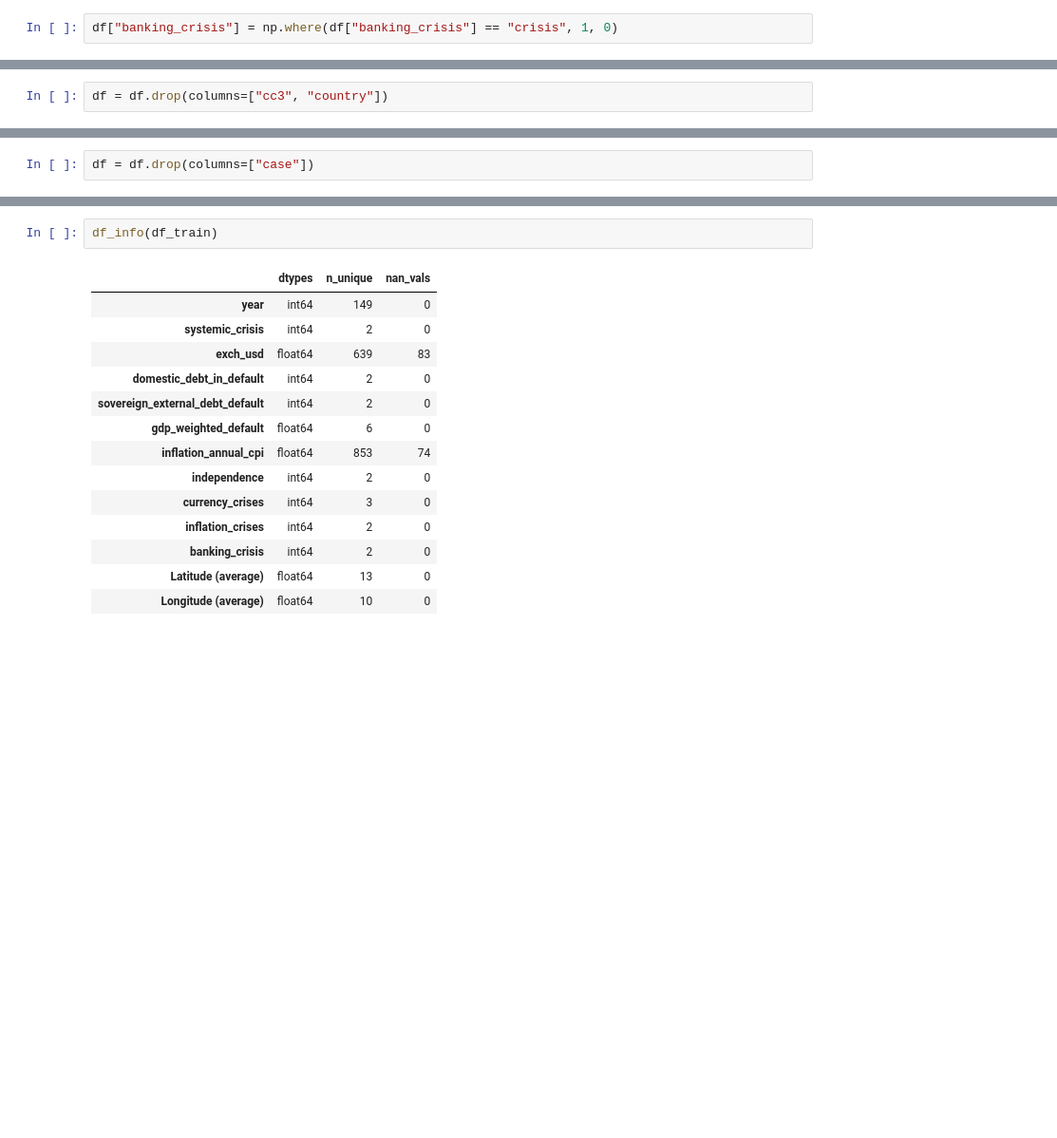
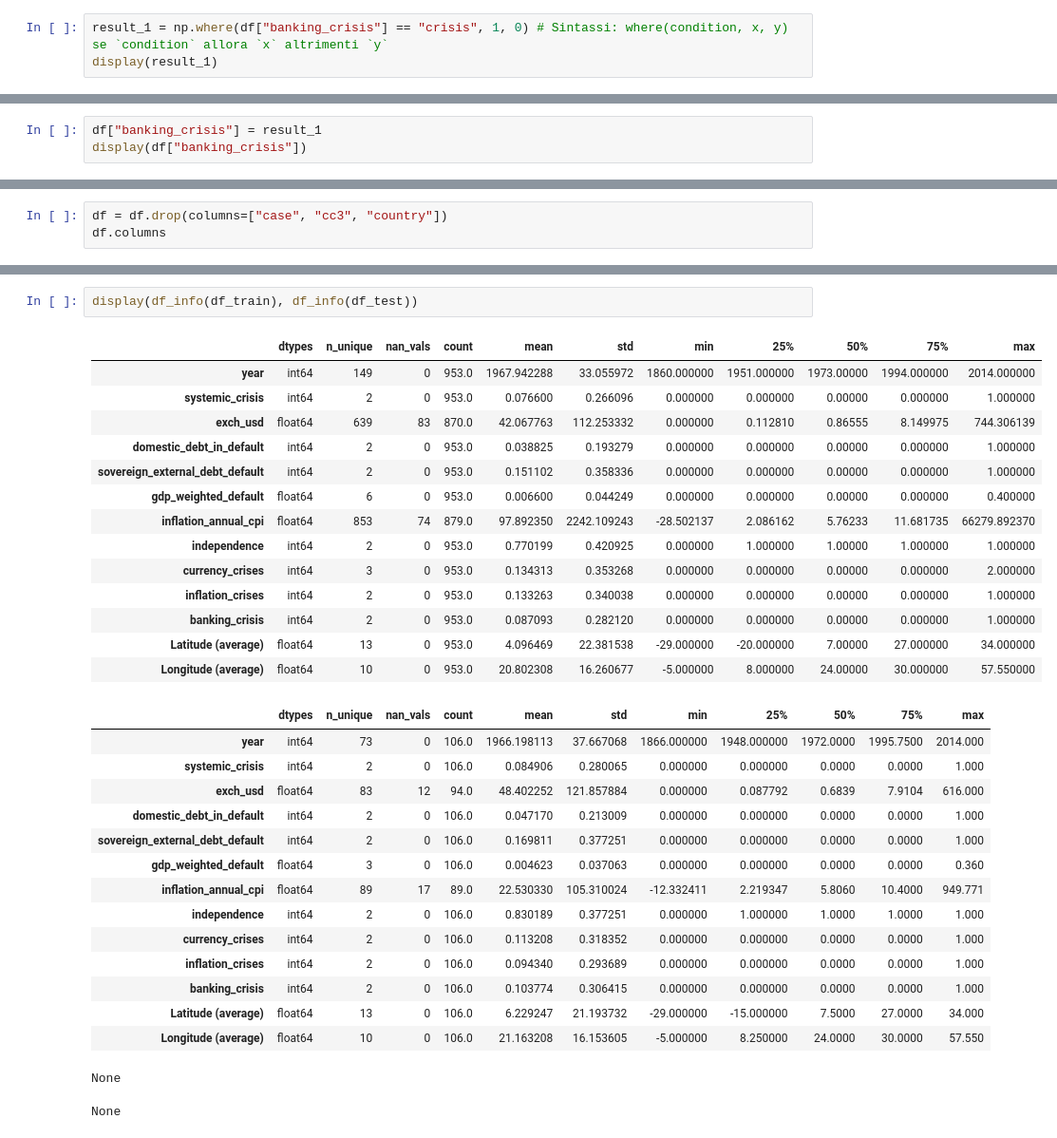
Before and after one commit to DLBD-Department/Python-Data-Science, a Jupyter notebook: notebooks/Lesson 2/E2E-Pandas.ipynb, the cells around one changed output, grey strips where cells are left out. Shown: that part at 95% size. Cells and saved outputs as stored; diff of their text form; blank space fills up the shorter version.

```diff
--- a/notebooks/Lesson 2/E2E-Pandas.ipynb
+++ b/notebooks/Lesson 2/E2E-Pandas.ipynb
@@ -78,2 +94,3 @@ banking_crisis
 # %%
-df["banking_crisis"] = np.where(df["banking_crisis"] == "crisis", 1, 0)
+result_1 = np.where(df["banking_crisis"] == "crisis", 1, 0) # Sintassi: where(condition, x, y) se `condition` allora `x` altrimenti `y`
+display(result_1)
@@ -79,0 +137,3 @@ df["banking_crisis"] = np.where(df["banking_crisis"] == "crisis", 1, 0)
+# %%
+df["banking_crisis"] = result_1
+display(df["banking_crisis"])
@@ -101,2 +206,3 @@ df = pd.merge(
 # %%
-df = df.drop(columns=["cc3", "country"])
+df = df.drop(columns=["case", "cc3", "country"])
+df.columns
@@ -105,3 +216 @@ df = df.drop(columns=["cc3", "country"])
-# %%
-df = df.drop(columns=["case"])
 # %% [markdown]
@@ -118,18 +227,34 @@ df_train, df_test = train_test_split(df, test_size=test_size, random_state= 42)
 # %%
-df_info(df_train)
+display(df_info(df_train), df_info(df_test))
 # %% [output]
-|  | dtypes | n_unique | nan_vals |
-| year | int64 | 149 | 0 |
-| systemic_crisis | int64 | 2 | 0 |
-| exch_usd | float64 | 639 | 83 |
-| domestic_debt_in_default | int64 | 2 | 0 |
-| sovereign_external_debt_default | int64 | 2 | 0 |
-| gdp_weighted_default | float64 | 6 | 0 |
-| inflation_annual_cpi | float64 | 853 | 74 |
-| independence | int64 | 2 | 0 |
-| currency_crises | int64 | 3 | 0 |
-| inflation_crises | int64 | 2 | 0 |
-| banking_crisis | int64 | 2 | 0 |
-| Latitude (average) | float64 | 13 | 0 |
-| Longitude (average) | float64 | 10 | 0 |
+|  | dtypes | n_unique | nan_vals | count | mean | std | min | 25% | 50% | 75% | max |
+| year | int64 | 149 | 0 | 953.0 | 1967.942288 | 33.055972 | 1860.000000 | 1951.000000 | 1973.00000 | 1994.000000 | 2014.000000 |
+| systemic_crisis | int64 | 2 | 0 | 953.0 | 0.076600 | 0.266096 | 0.000000 | 0.000000 | 0.00000 | 0.000000 | 1.000000 |
+| exch_usd | float64 | 639 | 83 | 870.0 | 42.067763 | 112.253332 | 0.000000 | 0.112810 | 0.86555 | 8.149975 | 744.306139 |
+| domestic_debt_in_default | int64 | 2 | 0 | 953.0 | 0.038825 | 0.193279 | 0.000000 | 0.000000 | 0.00000 | 0.000000 | 1.000000 |
+| sovereign_external_debt_default | int64 | 2 | 0 | 953.0 | 0.151102 | 0.358336 | 0.000000 | 0.000000 | 0.00000 | 0.000000 | 1.000000 |
+| gdp_weighted_default | float64 | 6 | 0 | 953.0 | 0.006600 | 0.044249 | 0.000000 | 0.000000 | 0.00000 | 0.000000 | 0.400000 |
+| inflation_annual_cpi | float64 | 853 | 74 | 879.0 | 97.892350 | 2242.109243 | -28.502137 | 2.086162 | 5.76233 | 11.681735 | 66279.892370 |
+| independence | int64 | 2 | 0 | 953.0 | 0.770199 | 0.420925 | 0.000000 | 1.000000 | 1.00000 | 1.000000 | 1.000000 |
+| currency_crises | int64 | 3 | 0 | 953.0 | 0.134313 | 0.353268 | 0.000000 | 0.000000 | 0.00000 | 0.000000 | 2.000000 |
+| inflation_crises | int64 | 2 | 0 | 953.0 | 0.133263 | 0.340038 | 0.000000 | 0.000000 | 0.00000 | 0.000000 | 1.000000 |
+| banking_crisis | int64 | 2 | 0 | 953.0 | 0.087093 | 0.282120 | 0.000000 | 0.000000 | 0.00000 | 0.000000 | 1.000000 |
+| Latitude (average) | float64 | 13 | 0 | 953.0 | 4.096469 | 22.381538 | -29.000000 | -20.000000 | 7.00000 | 27.000000 | 34.000000 |
+| Longitude (average) | float64 | 10 | 0 | 953.0 | 20.802308 | 16.260677 | -5.000000 | 8.000000 | 24.00000 | 30.000000 | 57.550000 |
+|  | dtypes | n_unique | nan_vals | count | mean | std | min | 25% | 50% | 75% | max |
+| year | int64 | 73 | 0 | 106.0 | 1966.198113 | 37.667068 | 1866.000000 | 1948.000000 | 1972.0000 | 1995.7500 | 2014.000 |
+| systemic_crisis | int64 | 2 | 0 | 106.0 | 0.084906 | 0.280065 | 0.000000 | 0.000000 | 0.0000 | 0.0000 | 1.000 |
+| exch_usd | float64 | 83 | 12 | 94.0 | 48.402252 | 121.857884 | 0.000000 | 0.087792 | 0.6839 | 7.9104 | 616.000 |
+| domestic_debt_in_default | int64 | 2 | 0 | 106.0 | 0.047170 | 0.213009 | 0.000000 | 0.000000 | 0.0000 | 0.0000 | 1.000 |
+| sovereign_external_debt_default | int64 | 2 | 0 | 106.0 | 0.169811 | 0.377251 | 0.000000 | 0.000000 | 0.0000 | 0.0000 | 1.000 |
+| gdp_weighted_default | float64 | 3 | 0 | 106.0 | 0.004623 | 0.037063 | 0.000000 | 0.000000 | 0.0000 | 0.0000 | 0.360 |
+| inflation_annual_cpi | float64 | 89 | 17 | 89.0 | 22.530330 | 105.310024 | -12.332411 | 2.219347 | 5.8060 | 10.4000 | 949.771 |
+| independence | int64 | 2 | 0 | 106.0 | 0.830189 | 0.377251 | 0.000000 | 1.000000 | 1.0000 | 1.0000 | 1.000 |
+| currency_crises | int64 | 2 | 0 | 106.0 | 0.113208 | 0.318352 | 0.000000 | 0.000000 | 0.0000 | 0.0000 | 1.000 |
+| inflation_crises | int64 | 2 | 0 | 106.0 | 0.094340 | 0.293689 | 0.000000 | 0.000000 | 0.0000 | 0.0000 | 1.000 |
+| banking_crisis | int64 | 2 | 0 | 106.0 | 0.103774 | 0.306415 | 0.000000 | 0.000000 | 0.0000 | 0.0000 | 1.000 |
+| Latitude (average) | float64 | 13 | 0 | 106.0 | 6.229247 | 21.193732 | -29.000000 | -15.000000 | 7.5000 | 27.0000 | 34.000 |
+| Longitude (average) | float64 | 10 | 0 | 106.0 | 21.163208 | 16.153605 | -5.000000 | 8.250000 | 24.0000 | 30.0000 | 57.550 |
+None
+None
 # %% [markdown]
```
Also changed, not shown: parts of 56 cells of this notebook, 4 other files.
